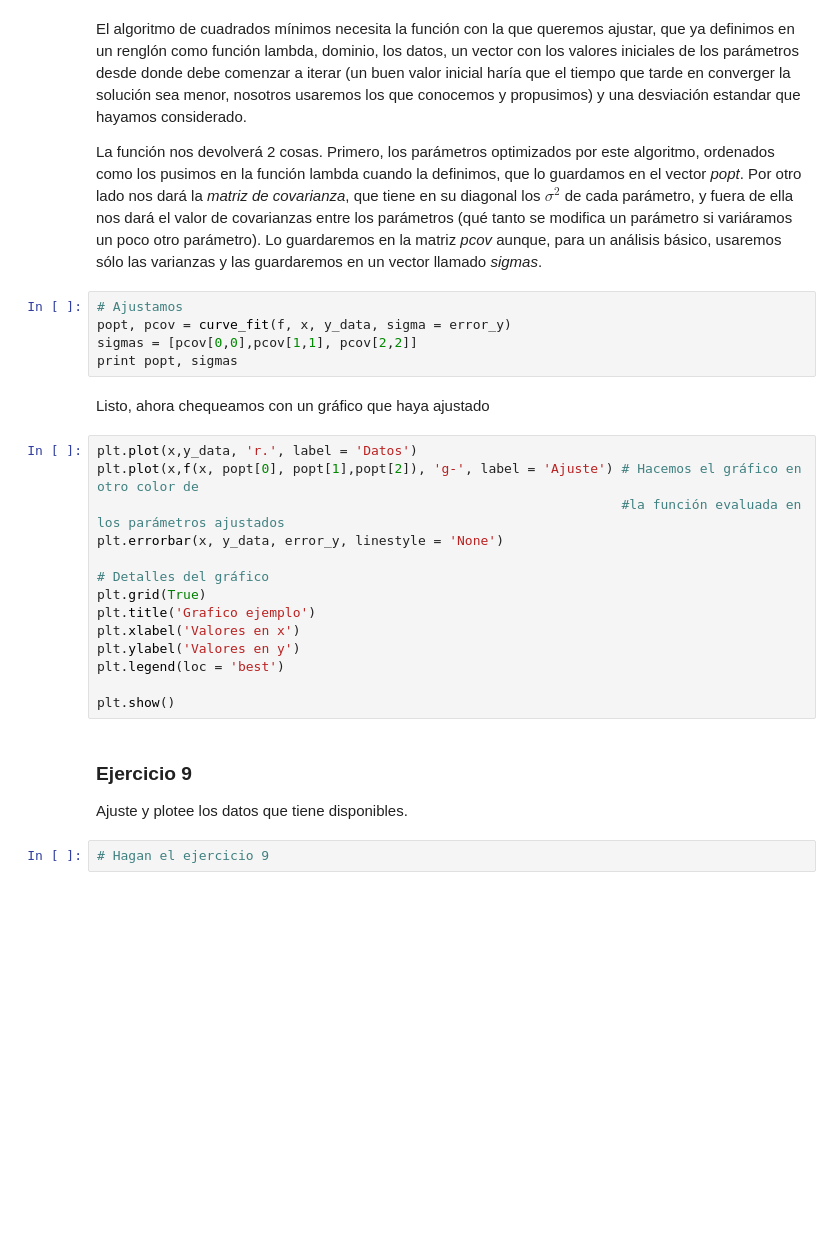
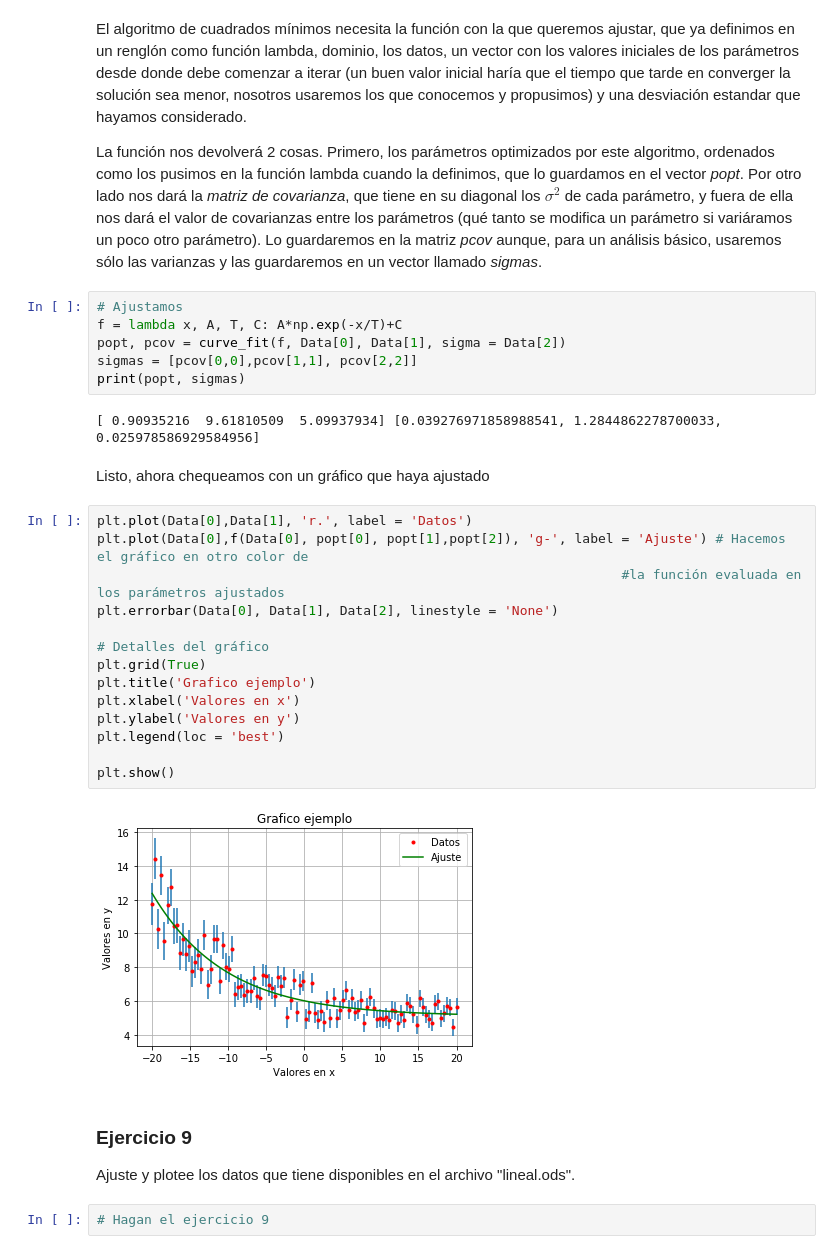
Before and after one commit to fifabsas/talleresfifabsas, a Jupyter notebook: python/Labo1-ByG/labo1byg.ipynb, the cells around one changed output. Drawn from its saved outputs; the diff is of its cells as text; blank space fills up the shorter version.

```diff
--- a/python/Labo1-ByG/labo1byg.ipynb
+++ b/python/Labo1-ByG/labo1byg.ipynb
@@ -250,29 +270,34 @@ El algoritmo de cuadrados mínimos necesita la función con la que queremos ajus
 La función nos devolverá 2 cosas. Primero, los parámetros optimizados por este algoritmo, ordenados como los pusimos en la función lambda cuando la definimos, que lo guardamos en el vector *popt*. Por otro lado nos dará la *matriz de covarianza*, que tiene en su diagonal los $\sigma^2$ de cada parámetro, y fuera de ella nos dará el valor de covarianzas entre los parámetros (qué tanto se modifica un parámetro si variáramos un poco otro parámetro). Lo guardaremos en la matriz *pcov* aunque, para un análisis básico, usaremos sólo las varianzas y las guardaremos en un vector llamado *sigmas*.
 # %%
 # Ajustamos
-popt, pcov = curve_fit(f, x, y_data, sigma = error_y)
+f = lambda x, A, T, C: A*np.exp(-x/T)+C
+popt, pcov = curve_fit(f, Data[0], Data[1], sigma = Data[2])
 sigmas = [pcov[0,0],pcov[1,1], pcov[2,2]]
-print popt, sigmas
+print(popt, sigmas)
+# %% [output]
+[ 0.90935216  9.61810509  5.09937934] [0.039276971858988541, 1.2844862278700033, 0.025978586929584956]
 # %% [markdown]
 Listo, ahora chequeamos con un gráfico que haya ajustado
 # %%
-plt.plot(x,y_data, 'r.', label = 'Datos')
-plt.plot(x,f(x, popt[0], popt[1],popt[2]), 'g-', label = 'Ajuste') # Hacemos el gráfico en otro color de
+plt.plot(Data[0],Data[1], 'r.', label = 'Datos')
+plt.plot(Data[0],f(Data[0], popt[0], popt[1],popt[2]), 'g-', label = 'Ajuste') # Hacemos el gráfico en otro color de
                                                                    #la función evaluada en los parámetros ajustados
-plt.errorbar(x, y_data, error_y, linestyle = 'None')
+plt.errorbar(Data[0], Data[1], Data[2], linestyle = 'None')
 
 # Detalles del gráfico
 plt.grid(True)
 plt.title('Grafico ejemplo')
 plt.xlabel('Valores en x')
 plt.ylabel('Valores en y')
 plt.legend(loc = 'best')
 
 plt.show()
+# %% [output]
+[figure, added]
 # %% [markdown]
 ### Ejercicio 9
 
-Ajuste y plotee los datos que tiene disponibles.
+Ajuste y plotee los datos que tiene disponibles en el archivo "lineal.ods".
 # %%
 # Hagan el ejercicio 9
 # %% [markdown]
```
Also changed, not shown: parts of 7 cells of this notebook, 4 other files.
